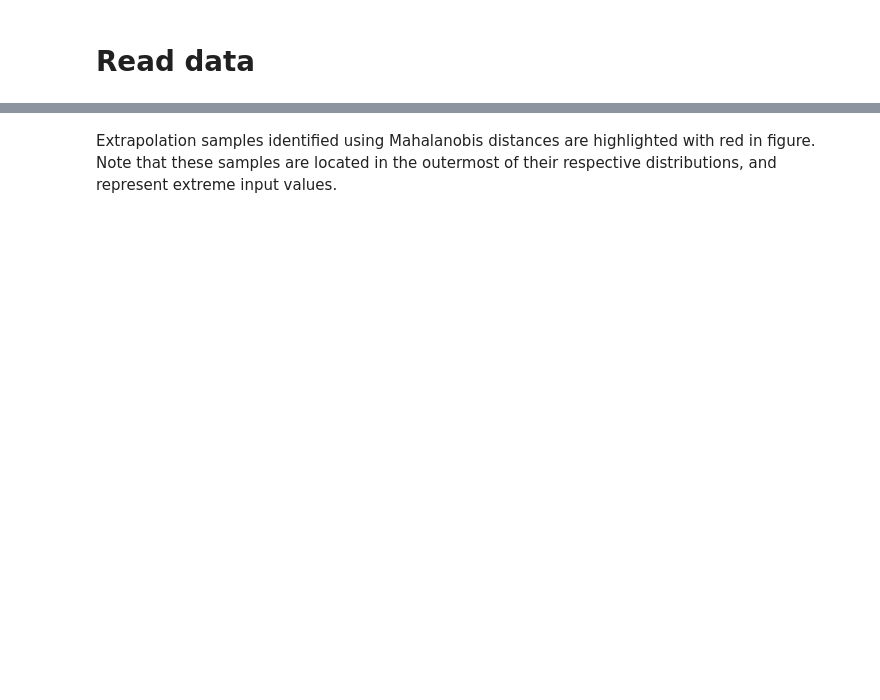
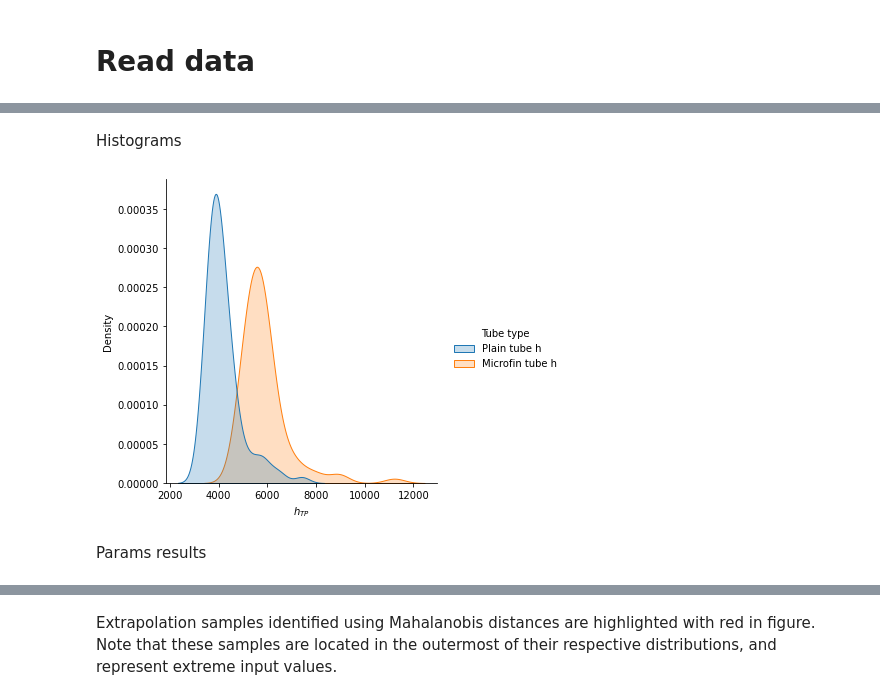
Before and after one commit to sukruc/htp-dp, a Jupyter notebook: notebook/hTP.ipynb, the cells around one changed output, grey strips where cells are left out. Saved outputs shown, nothing was run; the diff lists cells and outputs as text; code cells hidden in the pictures; blank space fills up the shorter version.

```diff
--- a/notebook/hTP.ipynb
+++ b/notebook/hTP.ipynb
@@ -1368,0 +197,8 @@ plt.title("Input variables in PCA space");
+# %% [markdown]
+Histograms
+# %%
+htp.displayHistogram(target_var='Heat transfer coefficient')
+# %% [output]
+[figure, added]
+# %% [markdown]
+Params results
```
Also changed, not shown: parts of 195 cells of this notebook, 2 other files.
